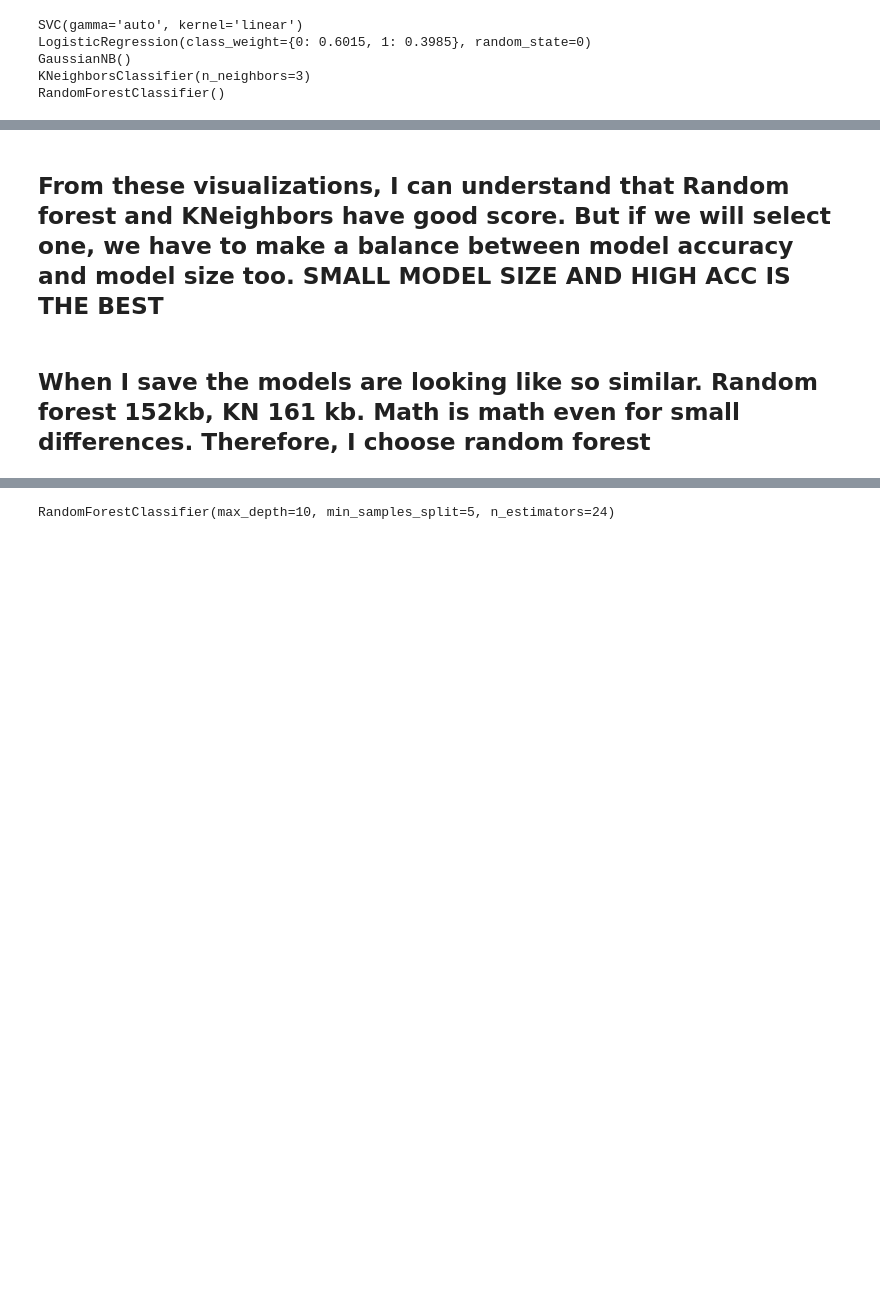
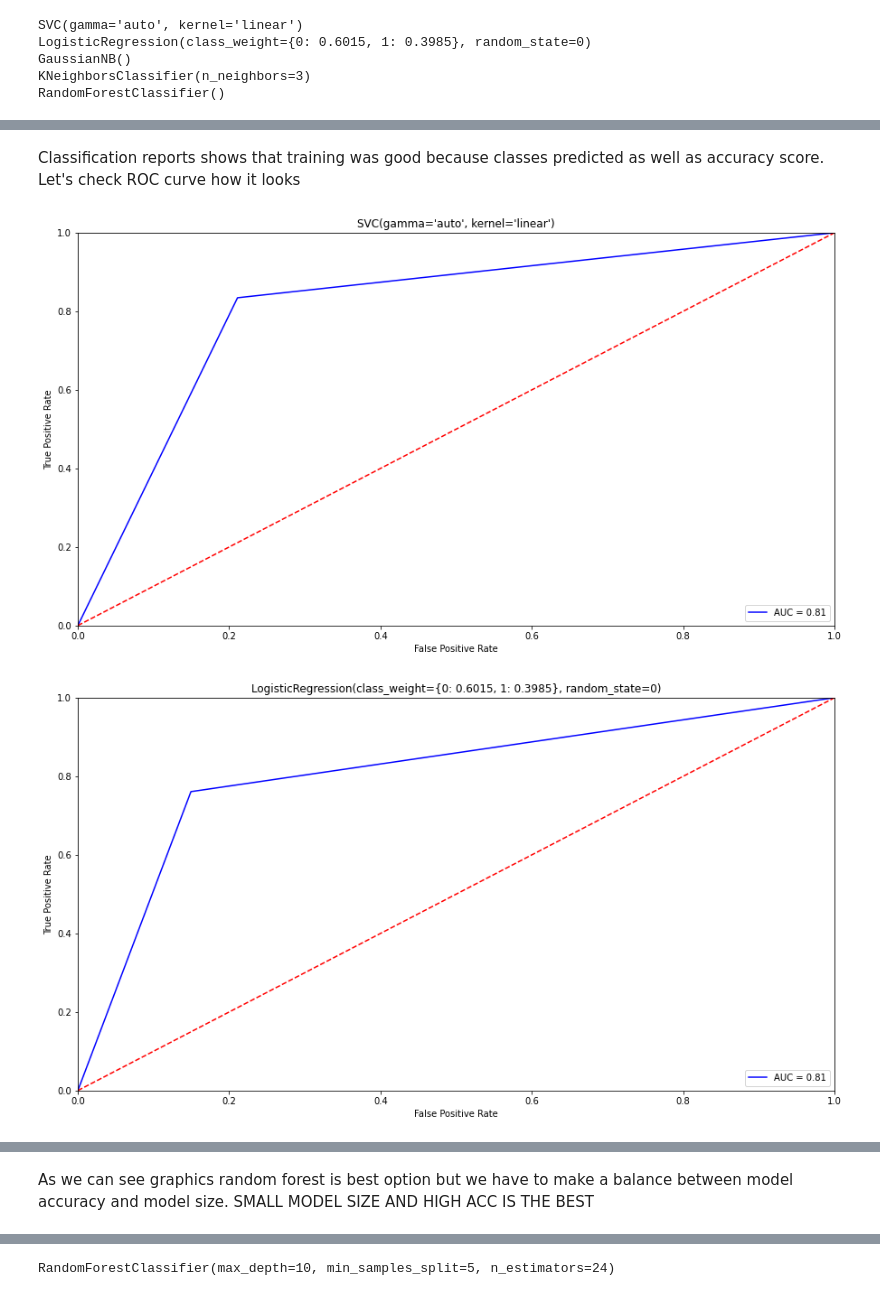
Before and after one commit to serdarakyol/food-classification, a Jupyter notebook: notebooks/myrealfood.ipynb, the cells around one changed output, grey strips where cells are left out. Saved outputs shown, nothing was run; the diff lists cells and outputs as text; code cells hidden in the pictures; blank space fills up the shorter version.

```diff
--- a/notebooks/myrealfood.ipynb
+++ b/notebooks/myrealfood.ipynb
@@ -266,6 +275,6 @@ for model in models:
 # %%
 # preprocess for test data
-test_df = pd.read_csv('/content/drive/MyDrive/myrealfood/test.csv')
+test_df = pd.read_csv('../data/test.csv')
 test_preparer = PrepareDataset(test_df, le)
 test_df = test_preparer.prepare()
 test_df.head()
@@ -336,12 +347,3 @@ LogisticRegression(class_weight={0: 0.6015, 1: 0.3985}, random_state=0)
 GaussianNB()
 KNeighborsClassifier(n_neighbors=3)
 RandomForestClassifier()
-# %%
-for pred in predictions:
-    conf_mat = confusion_matrix(test_labels, pred['predictions'])
-    fig, ax = plt.subplots(figsize=(12,5))
-    sns.heatmap(conf_mat, annot=True, fmt='d')
-    plt.title(pred['model_name'])
-    plt.ylabel('Actual')
-    plt.xlabel('Predicted')
-    plt.show()
@@ -376,0 +373,24 @@ weighted avg       0.90      0.90      0.90      3000
+# %% [markdown]
+Classification reports shows that training was good because classes predicted as well as accuracy score. Let's check ROC curve how it looks
+# %%
+# TODO: AUC graphic
+from sklearn.metrics import auc, roc_curve
+
+for preds in predictions:
+    pred = preds['predictions']
+    fpr, tpr, threshold = roc_curve(test_labels.values, pred)
+    roc_auc = auc(fpr, tpr)
+
+    fig, ax = plt.subplots(figsize=(15, 8))
+    plt.title(str(preds['model_name']))
+    plt.plot(fpr, tpr, 'b', label = 'AUC = %0.2f' % roc_auc)
+    plt.legend(loc = 'lower right')
+    plt.plot([0, 1], [0, 1],'r--')
+    plt.xlim([0, 1])
+    plt.ylim([0, 1])
+    plt.ylabel('True Positive Rate')
+    plt.xlabel('False Positive Rate')
+    plt.show()
+# %% [output]
+[figure, added]
+[figure, added]
@@ -377,2 +400,2 @@ weighted avg       0.90      0.90      0.90      3000
 # %% [markdown]
-## From these visualizations, I can understand that Random forest and KNeighbors have good score. But if we will select one, we have to make a balance between model accuracy and model size too. SMALL MODEL SIZE AND HIGH ACC IS THE BEST
+As we can see graphics random forest is best option but we have to make a balance between model accuracy and model size. SMALL MODEL SIZE AND HIGH ACC IS THE BEST
@@ -385,2 +401,0 @@ pickle.dump(model[4], open(random_forest, 'wb'))
-# %% [markdown]
-## When I save the models are looking like so similar. Random forest 152kb, KN 161 kb. Math is math even for small differences. Therefore, I choose random forest
```
Also changed, not shown: parts of 28 cells of this notebook, 2 other files.
